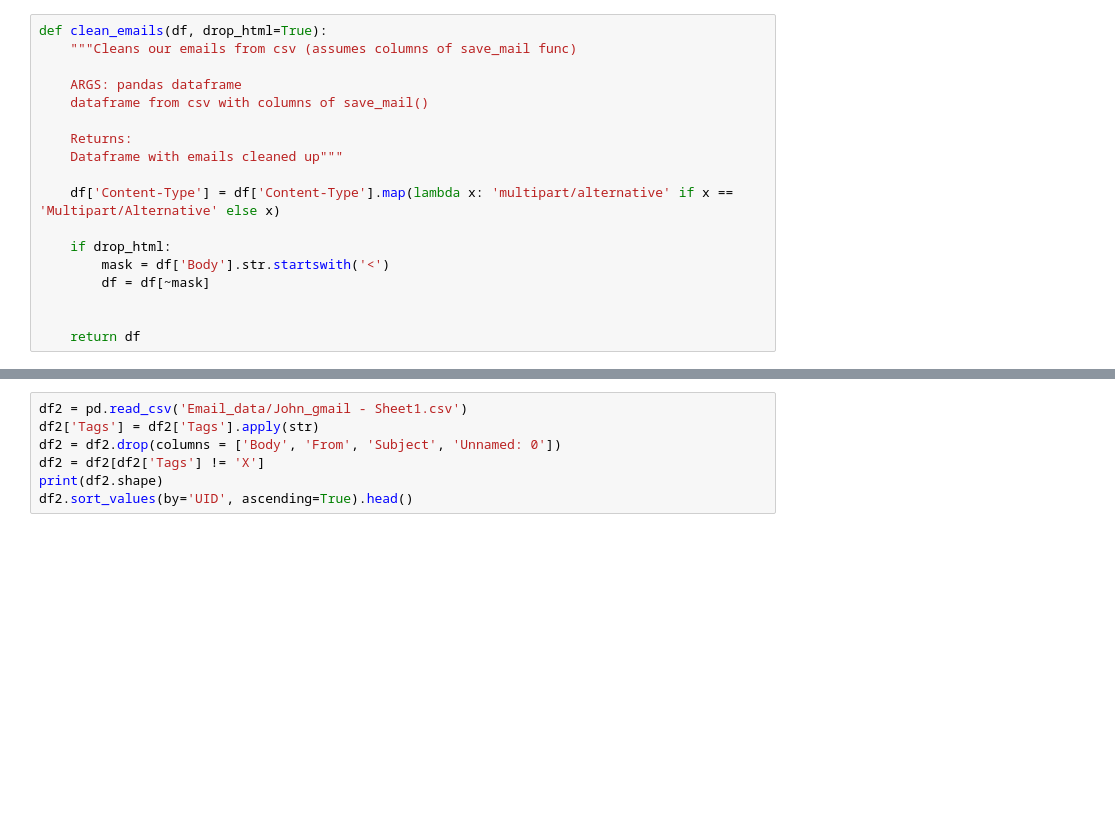
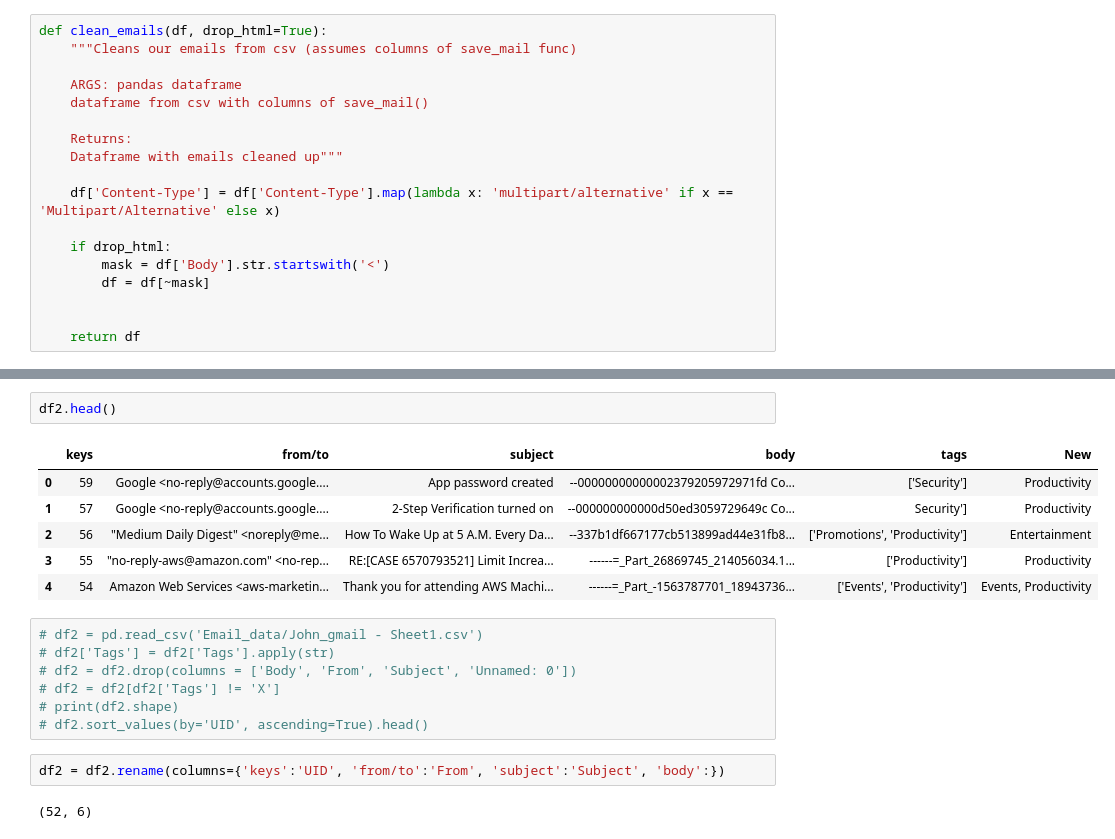
Before and after one commit to BloomTech-Labs/tagger-ds, a Jupyter notebook: Emails.ipynb, the cells around one changed output, grey strips where cells are left out. Cells and saved outputs as stored; diff of their text form; blank space fills up the shorter version.

```diff
--- a/Emails.ipynb
+++ b/Emails.ipynb
@@ -183,10 +209,23 @@ df.sample()
+# %%
+df2.head()
+# %% [output]
+|  | keys | from/to | subject | body | tags | New |
+| 0 | 59 | Google <no-reply@accounts.google.... | App password created | --00000000000002379205972971fd Co... | ['Security'] | Productivity |
+| 1 | 57 | Google <no-reply@accounts.google.... | 2-Step Verification turned on | --000000000000d50ed3059729649c Co... | Security'] | Productivity |
+| 2 | 56 | "Medium Daily Digest" <noreply@me... | How To Wake Up at 5 A.M. Every Da... | --337b1df667177cb513899ad44e31fb8... | ['Promotions', 'Productivity'] | Entertainment |
+| 3 | 55 | "no-reply-aws@amazon.com" <no-rep... | RE:[CASE 6570793521] Limit Increa... | ------=_Part_26869745_214056034.1... | ['Productivity'] | Productivity |
+| 4 | 54 | Amazon Web Services <aws-marketin... | Thank you for attending AWS Machi... | ------=_Part_-1563787701_18943736... | ['Events', 'Productivity'] | Events, Productivity |
 # %%
-df2 = pd.read_csv('Email_data/John_gmail - Sheet1.csv')
-df2['Tags'] = df2['Tags'].apply(str)
-df2 = df2.drop(columns = ['Body', 'From', 'Subject', 'Unnamed: 0'])
-df2 = df2[df2['Tags'] != 'X']
-print(df2.shape)
-df2.sort_values(by='UID', ascending=True).head()
+# df2 = pd.read_csv('Email_data/John_gmail - Sheet1.csv')
+# df2['Tags'] = df2['Tags'].apply(str)
+# df2 = df2.drop(columns = ['Body', 'From', 'Subject', 'Unnamed: 0'])
+# df2 = df2[df2['Tags'] != 'X']
+# print(df2.shape)
+# df2.sort_values(by='UID', ascending=True).head()
+# %%
+df2 = df2.rename(columns={'keys':'UID', 'from/to':'From', 'subject':'Subject', 'body':})
+# %% [output]
+(52, 6)
 # %%
 tagged_emails = pd.merge(df, df2)
 print(tagged_emails.shape)
```
Also changed, not shown: parts of 10 cells of this notebook, 2 other files.
